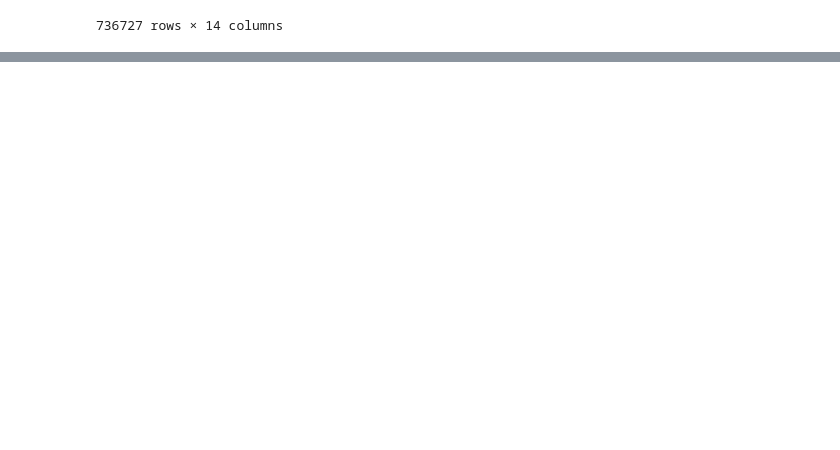
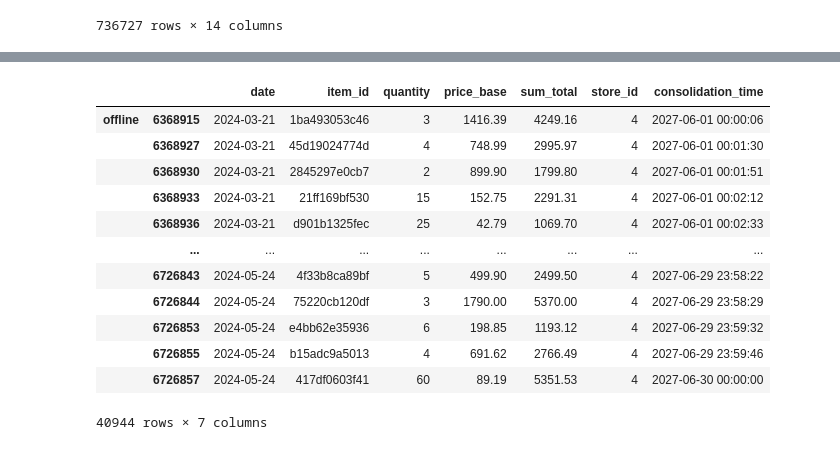
Before and after one commit to angel-myr/prep-python, a Jupyter notebook: pandas_two.ipynb, the cells around one changed output, grey strips where cells are left out. Cells and saved outputs as stored; diff of their text form; code cells hidden in the pictures; blank space fills up the shorter version.

```diff
--- a/pandas_two.ipynb
+++ b/pandas_two.ipynb
@@ -474,0 +550,19 @@ with pd.ExcelWriter('retail_sales.xlsx') as writer:
+# %%
+df_ventas_consolidado.loc[
+    (df_ventas_consolidado['consolidation_time'] >= '2027-06-01') &
+    (df_ventas_consolidado['consolidation_time'] <= '2027-06-30')
+]
+# %% [output]
+|  |  | date | item_id | quantity | price_base | sum_total | store_id | consolidation_time |
+| offline | 6368915 | 2024-03-21 | 1ba493053c46 | 3 | 1416.39 | 4249.16 | 4 | 2027-06-01 00:00:06 |
+|  | 6368927 | 2024-03-21 | 45d19024774d | 4 | 748.99 | 2995.97 | 4 | 2027-06-01 00:01:30 |
+|  | 6368930 | 2024-03-21 | 2845297e0cb7 | 2 | 899.90 | 1799.80 | 4 | 2027-06-01 00:01:51 |
+|  | 6368933 | 2024-03-21 | 21ff169bf530 | 15 | 152.75 | 2291.31 | 4 | 2027-06-01 00:02:12 |
+|  | 6368936 | 2024-03-21 | d901b1325fec | 25 | 42.79 | 1069.70 | 4 | 2027-06-01 00:02:33 |
+|  | ... | ... | ... | ... | ... | ... | ... | ... |
+|  | 6726843 | 2024-05-24 | 4f33b8ca89bf | 5 | 499.90 | 2499.50 | 4 | 2027-06-29 23:58:22 |
+|  | 6726844 | 2024-05-24 | 75220cb120df | 3 | 1790.00 | 5370.00 | 4 | 2027-06-29 23:58:29 |
+|  | 6726853 | 2024-05-24 | e4bb62e35936 | 6 | 198.85 | 1193.12 | 4 | 2027-06-29 23:59:32 |
+|  | 6726855 | 2024-05-24 | b15adc9a5013 | 4 | 691.62 | 2766.49 | 4 | 2027-06-29 23:59:46 |
+|  | 6726857 | 2024-05-24 | 417df0603f41 | 60 | 89.19 | 5351.53 | 4 | 2027-06-30 00:00:00 |
+40944 rows × 7 columns
```
Also changed, not shown: parts of 20 cells of this notebook.
